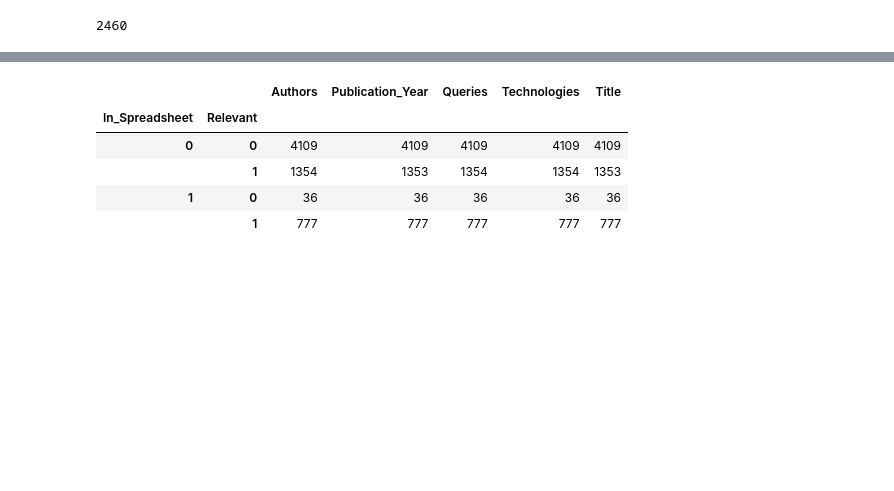
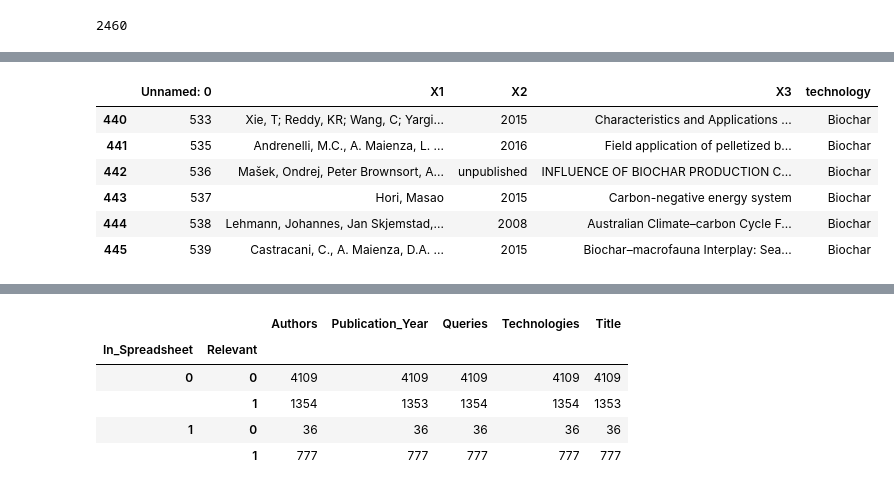
Before and after one commit to mcc-apsis/NETs-review, a Jupyter notebook: query-mgmt/literature_reviewed.ipynb, the cells around one changed output, grey strips where cells are left out. Cells and saved outputs as stored; diff of their text form; code cells hidden in the pictures; blank space fills up the shorter version.

```diff
--- a/query-mgmt/literature_reviewed.ipynb
+++ b/query-mgmt/literature_reviewed.ipynb
@@ -114,3 +123,13 @@ print(len(spapers))
+# %%
+spapers.loc[440:445,]
+# %% [output]
+|  | Unnamed: 0 | X1 | X2 | X3 | technology |
+| 440 | 533 | Xie, T; Reddy, KR; Wang, C; Yargi... | 2015 | Characteristics and Applications ... | Biochar |
+| 441 | 535 | Andrenelli, M.C., A. Maienza, L. ... | 2016 | Field application of pelletized b... | Biochar |
+| 442 | 536 | Mašek, Ondrej, Peter Brownsort, A... | unpublished | INFLUENCE OF BIOCHAR PRODUCTION C... | Biochar |
+| 443 | 537 | Hori, Masao | 2015 | Carbon-negative energy system | Biochar |
+| 444 | 538 | Lehmann, Johannes, Jan Skjemstad,... | 2008 | Australian Climate–carbon Cycle F... | Biochar |
+| 445 | 539 | Castracani, C., A. Maienza, D.A. ... | 2015 | Biochar–macrofauna Interplay: Sea... | Biochar |
 # %%
 global unfound
 unfound = 0
```
Also changed, not shown: parts of 3 cells of this notebook, 4 other files.
